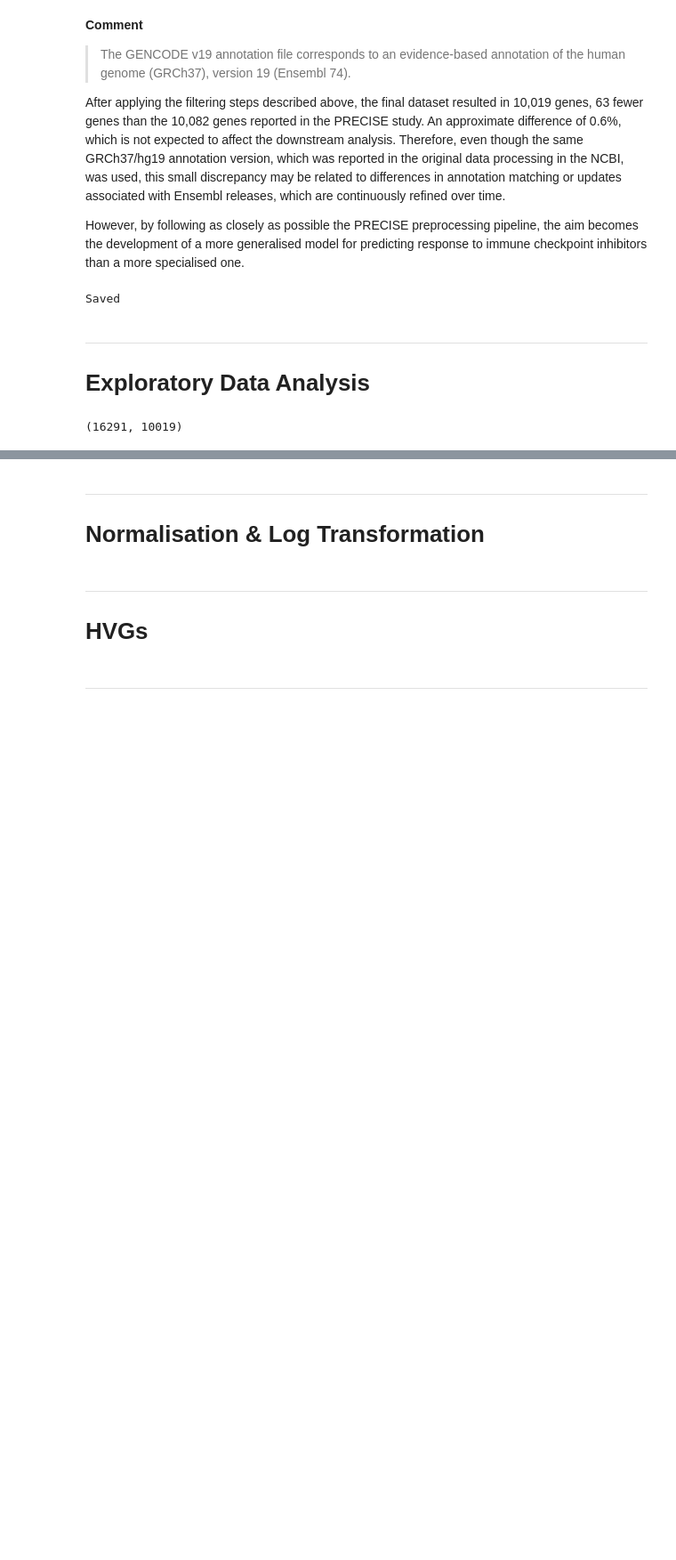
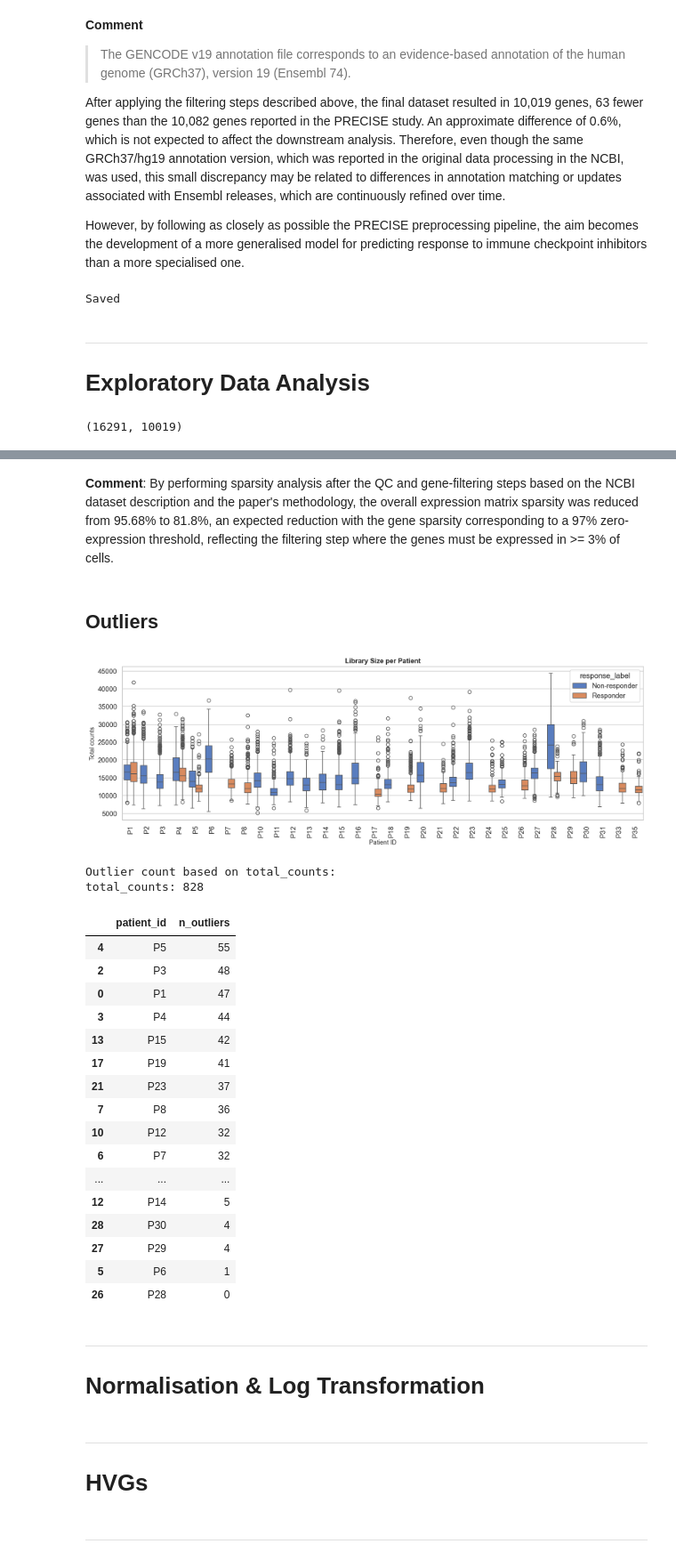
Before and after one commit to georgexrysiko/MLCB-Group-Project-2026, a Jupyter notebook: notebooks/EDA&Preprocessing.ipynb, the cells around one changed output, grey strips where cells are left out. Shown at 89% size. Cells and saved outputs as stored; diff of their text form; code cells hidden in the pictures; blank space fills up the shorter version.

```diff
--- a/notebooks/EDA&Preprocessing.ipynb
+++ b/notebooks/EDA&Preprocessing.ipynb
@@ -784,3 +838,80 @@ The models will be trained 2x more on Non-responder cells than on Responders one
+# %% [markdown]
+**Comment**: By performing sparsity analysis after the QC and gene-filtering steps based on the NCBI dataset description and the paper's methodology, the overall expression matrix sparsity was reduced from 95.68% to 81.8%, an expected reduction with the gene sparsity corresponding to a 97% zero-expression threshold, reflecting the filtering step where the genes must be expressed in >= 3% of cells.
+# %% [markdown]
+## Outliers
+# %%
+# Outlier inspection through library size per patient
+
+# Prepare cell-level dataframe from AnnData metadata
+obs_df = adata_filtered.obs.copy()
+
+# Boxplot of total counts per patient, grouped by response label
+plt.figure(figsize=(14, 5))
+
+ax = sns.boxplot(
+    data=obs_df,
+    x="patient_id",
+    y="total_counts",
+    hue="response_label"
+)
+
+ax.set_xlabel("Patient ID")
+ax.set_ylabel("Total counts")
+ax.set_title("Library Size per Patient", fontweight="bold")
+
+plt.xticks(rotation=90)
+plt.tight_layout()
+plt.savefig(figures_dir / "library_size_per_patient.png", bbox_inches="tight")
+plt.show()
+
+
+# Count potential outliers using the IQR rule
+# Applied to total_counts because this is a continuous QC metric.
+def count_outliers_iqr(series: pd.Series) -> int:
+    q1, q3 = series.quantile([0.25, 0.75])
+    iqr = q3 - q1
+    lower_bound = q1 - 1.5 * iqr
+    upper_bound = q3 + 1.5 * iqr
+
+    return ((series < lower_bound) | (series > upper_bound)).sum()
+
+
+outlier_count = count_outliers_iqr(obs_df["total_counts"].dropna())
+
+print("Outlier count based on total_counts:")
+print(f"total_counts: {outlier_count}")
+# Count total_counts outliers separately for each patient
+
+patient_outliers = (
+    obs_df
+    .groupby("patient_id")["total_counts"]
+    .apply(lambda x: count_outliers_iqr(x.dropna()))
+    .reset_index(name="n_outliers")
+    .sort_values("n_outliers", ascending=False)
+)
+
+display(patient_outliers)
+# %% [output]
+[figure, added]
+Outlier count based on total_counts:
+total_counts: 828
+|  | patient_id | n_outliers |
+| 4 | P5 | 55 |
+| 2 | P3 | 48 |
+| 0 | P1 | 47 |
+| 3 | P4 | 44 |
+| 13 | P15 | 42 |
+| 17 | P19 | 41 |
+| 21 | P23 | 37 |
+| 7 | P8 | 36 |
+| 10 | P12 | 32 |
+| 6 | P7 | 32 |
+| ... | ... | ... |
+| 12 | P14 | 5 |
+| 28 | P30 | 4 |
+| 27 | P29 | 4 |
+| 5 | P6 | 1 |
+| 26 | P28 | 0 |
 # %% [markdown]
 ---
 # Normalisation & Log Transformation
```
Also changed, not shown: parts of 10 cells of this notebook, 3 other files.
